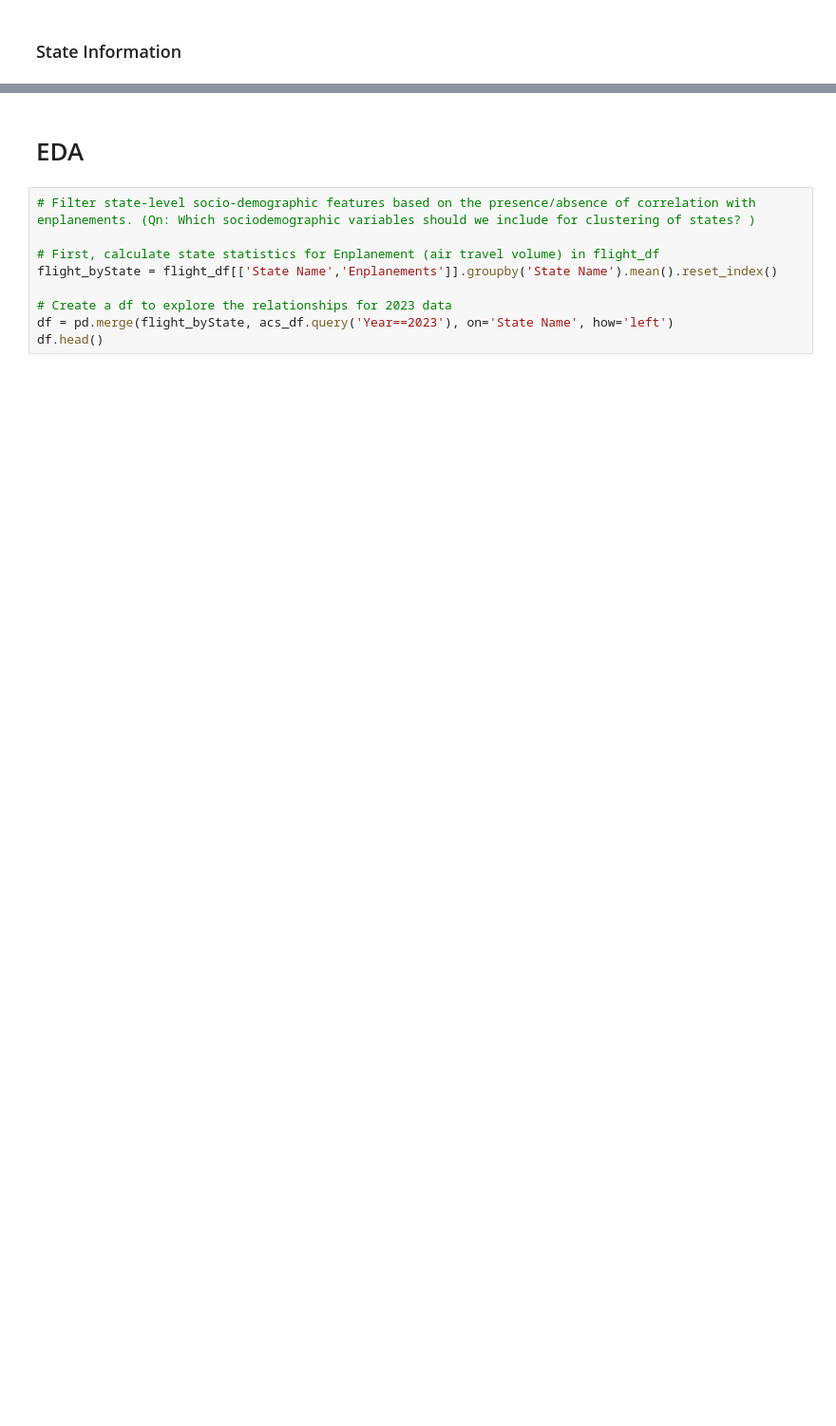
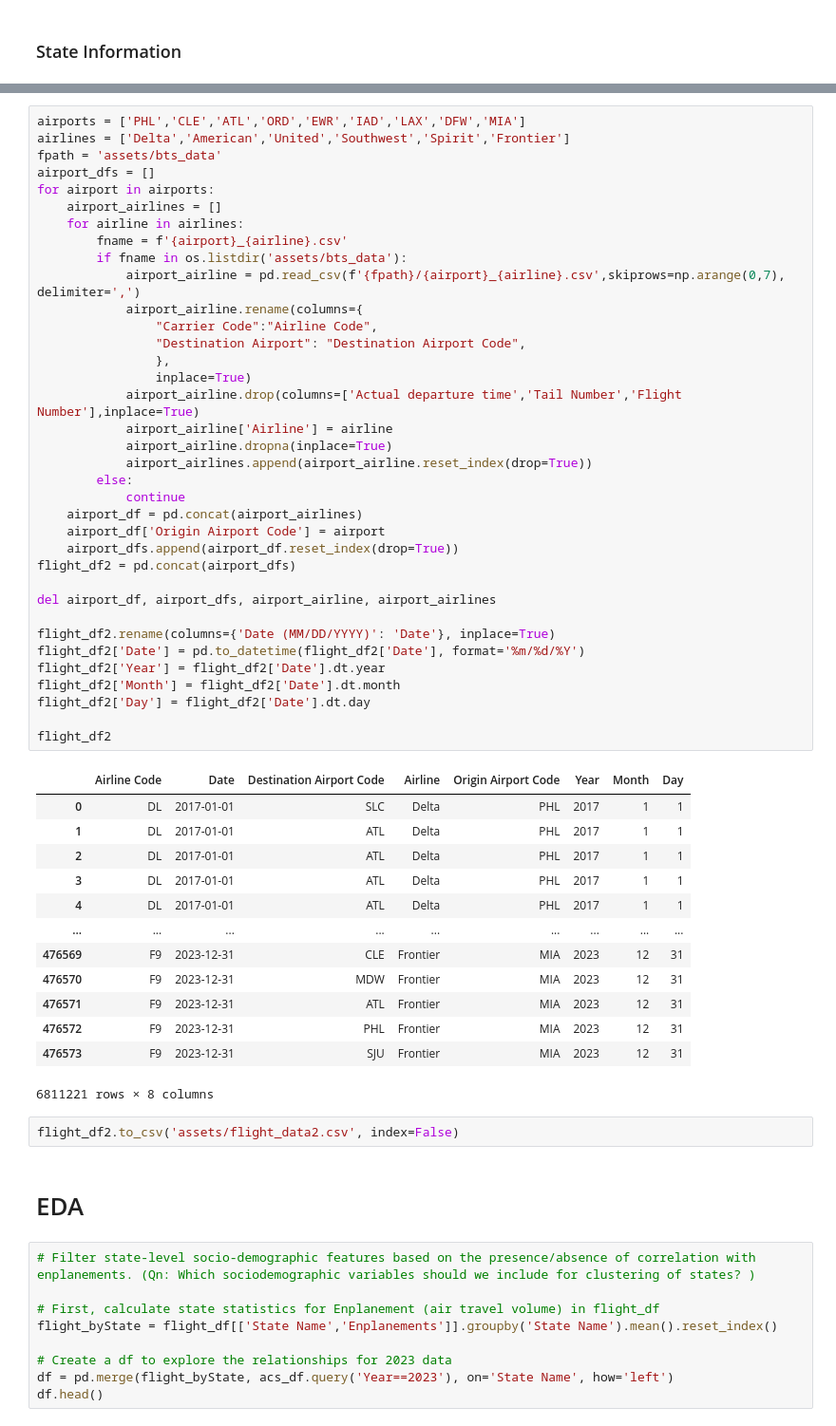
Before and after one commit to ningnonong/air-travel-project, a Jupyter notebook: Main/MilestoneII.ipynb, the cells around one changed output, grey strips where cells are left out. Shown at 95% size. Drawn from its saved outputs; the diff is of its cells as text; blank space fills up the shorter version.

```diff
--- a/Main/MilestoneII.ipynb
+++ b/Main/MilestoneII.ipynb
@@ -278,3 +193,55 @@ Index(['Objectid', 'Year', 'Airport Code', 'Enplanements', 'Passengers',
+# %%
+airports = ['PHL','CLE','ATL','ORD','EWR','IAD','LAX','DFW','MIA']
+airlines = ['Delta','American','United','Southwest','Spirit','Frontier']
+fpath = 'assets/bts_data'
+airport_dfs = []
+for airport in airports:
+    airport_airlines = []
+    for airline in airlines:
+        fname = f'{airport}_{airline}.csv'
+        if fname in os.listdir('assets/bts_data'):
+            airport_airline = pd.read_csv(f'{fpath}/{airport}_{airline}.csv',skiprows=np.arange(0,7), delimiter=',')
+            airport_airline.rename(columns={
+                "Carrier Code":"Airline Code",
+                "Destination Airport": "Destination Airport Code",
+                },
+                inplace=True)
+            airport_airline.drop(columns=['Actual departure time','Tail Number','Flight Number'],inplace=True)
+            airport_airline['Airline'] = airline
+            airport_airline.dropna(inplace=True)
+            airport_airlines.append(airport_airline.reset_index(drop=True))
+        else:
+            continue
+    airport_df = pd.concat(airport_airlines)
+    airport_df['Origin Airport Code'] = airport
+    airport_dfs.append(airport_df.reset_index(drop=True))
+flight_df2 = pd.concat(airport_dfs)
+
+del airport_df, airport_dfs, airport_airline, airport_airlines
+
+flight_df2.rename(columns={'Date (MM/DD/YYYY)': 'Date'}, inplace=True)
+flight_df2['Date'] = pd.to_datetime(flight_df2['Date'], format='%m/%d/%Y')
+flight_df2['Year'] = flight_df2['Date'].dt.year
+flight_df2['Month'] = flight_df2['Date'].dt.month
+flight_df2['Day'] = flight_df2['Date'].dt.day
+
+flight_df2
+# %% [output]
+|  | Airline Code | Date | Destination Airport Code | Airline | Origin Airport Code | Year | Month | Day |
+| 0 | DL | 2017-01-01 | SLC | Delta | PHL | 2017 | 1 | 1 |
+| 1 | DL | 2017-01-01 | ATL | Delta | PHL | 2017 | 1 | 1 |
+| 2 | DL | 2017-01-01 | ATL | Delta | PHL | 2017 | 1 | 1 |
+| 3 | DL | 2017-01-01 | ATL | Delta | PHL | 2017 | 1 | 1 |
+| 4 | DL | 2017-01-01 | ATL | Delta | PHL | 2017 | 1 | 1 |
+| ... | ... | ... | ... | ... | ... | ... | ... | ... |
+| 476569 | F9 | 2023-12-31 | CLE | Frontier | MIA | 2023 | 12 | 31 |
+| 476570 | F9 | 2023-12-31 | MDW | Frontier | MIA | 2023 | 12 | 31 |
+| 476571 | F9 | 2023-12-31 | ATL | Frontier | MIA | 2023 | 12 | 31 |
+| 476572 | F9 | 2023-12-31 | PHL | Frontier | MIA | 2023 | 12 | 31 |
+| 476573 | F9 | 2023-12-31 | SJU | Frontier | MIA | 2023 | 12 | 31 |
+6811221 rows × 8 columns
+# %%
+flight_df2.to_csv('assets/flight_data2.csv', index=False)
 # %% [markdown]
 # EDA
 # %%
```
Also changed, not shown: parts of 76 cells of this notebook, 58 other files.
